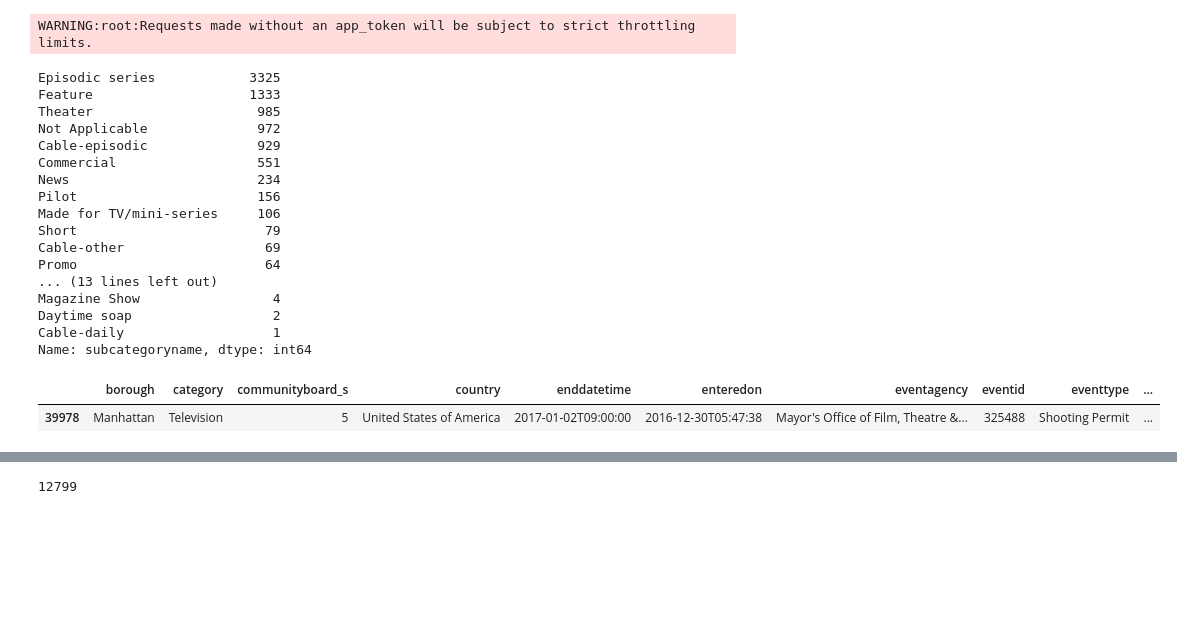
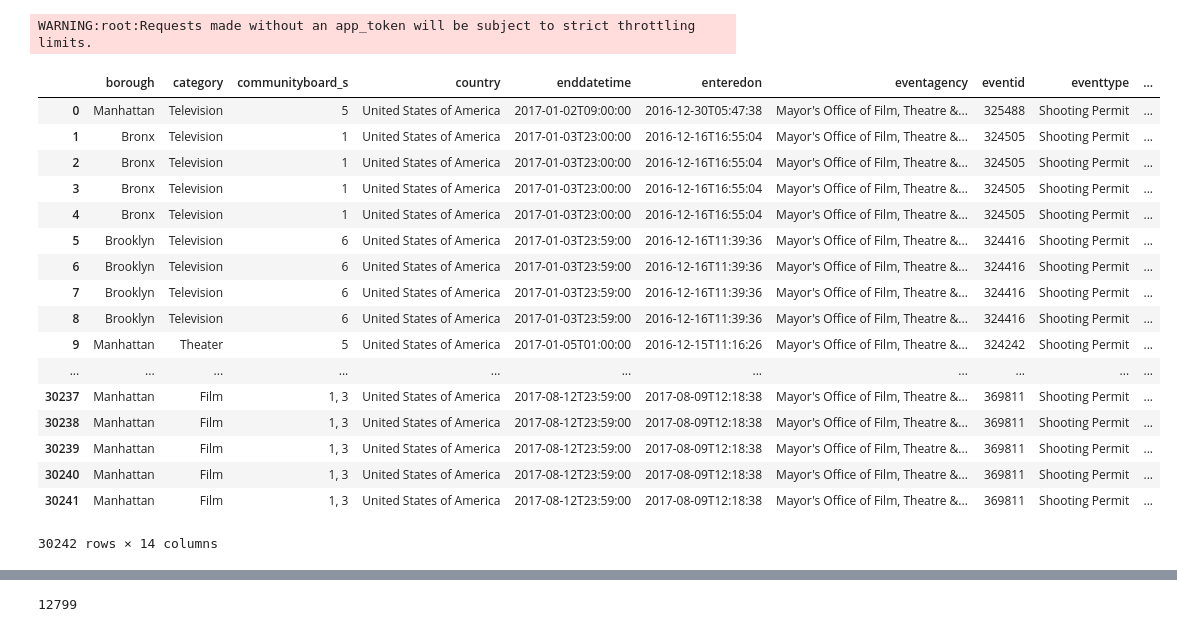
Before and after one commit to tjfarringer/nyc_open_data, a Jupyter notebook: NYC Filming Locations.ipynb, the cells around one changed output, grey strips where cells are left out. Cells and saved outputs as stored; diff of their text form; code cells hidden in the pictures; blank space fills up the shorter version.

```diff
--- a/NYC Filming Locations.ipynb
+++ b/NYC Filming Locations.ipynb
@@ -51,31 +45,48 @@ gmaps = googlemaps.Client(key = API_KEY)
+# %%
+###https://gist.github.com/jlln/338b4b0b55bd6984f883
+def splitDataFrameList(df,target_column,separator):
+    ''' df = dataframe to split,
+    target_column = the column containing the values to split
+    separator = the symbol used to perform the split
+    returns: a dataframe with each entry for the target column separated, with each element moved into a new row.
+    The values in the other columns are duplicated across the newly divided rows.
+    '''
+    def splitListToRows(row,row_accumulator,target_column,separator):
+        split_row = row[target_column].split(separator)
+        for s in split_row:
+            new_row = row.to_dict()
+            new_row[target_column] = s
+            row_accumulator.append(new_row)
+    new_rows = []
+    df.apply(splitListToRows,axis=1,args = (new_rows,target_column,separator))
+    new_df = pd.DataFrame(new_rows)
+    return new_df
 # %%
 ###############################
 ### Data exploration
 ###############################
-film_permits_since_2017['subcategoryname'].value_counts()
+##film_permits_since_2017['subcategoryname'].value_counts()
-# %% [output]
-Episodic series            3325
-Feature                    1333
-Theater                     985
-Not Applicable              972
-Cable-episodic              929
-Commercial                  551
-News                        234
-Pilot                       156
-Made for TV/mini-series     106
-Short                        79
-Cable-other                  69
-Promo                        64
-... (13 lines left out)
-Magazine Show                 4
-Daytime soap                  2
-Cable-daily                   1
-Name: subcategoryname, dtype: int64
-# %%
-film_permits_since_2017.head(1)
-# %% [output]
-|  | borough | category | communityboard_s | country | enddatetime | enteredon | eventagency | eventid | eventtype | ... |
-| 39978 | Manhattan | Television | 5 | United States of America | 2017-01-02T09:00:00 | 2016-12-30T05:47:38 | Mayor's Office of Film, Theatre &... | 325488 | Shooting Permit | ... |
+# %%
+splitDataFrameList(film_permits_since_2017, 'parkingheld', ',')
+# %% [output]
+|  | borough | category | communityboard_s | country | enddatetime | enteredon | eventagency | eventid | eventtype | ... |
+| 0 | Manhattan | Television | 5 | United States of America | 2017-01-02T09:00:00 | 2016-12-30T05:47:38 | Mayor's Office of Film, Theatre &... | 325488 | Shooting Permit | ... |
+| 1 | Bronx | Television | 1 | United States of America | 2017-01-03T23:00:00 | 2016-12-16T16:55:04 | Mayor's Office of Film, Theatre &... | 324505 | Shooting Permit | ... |
+| 2 | Bronx | Television | 1 | United States of America | 2017-01-03T23:00:00 | 2016-12-16T16:55:04 | Mayor's Office of Film, Theatre &... | 324505 | Shooting Permit | ... |
+| 3 | Bronx | Television | 1 | United States of America | 2017-01-03T23:00:00 | 2016-12-16T16:55:04 | Mayor's Office of Film, Theatre &... | 324505 | Shooting Permit | ... |
+| 4 | Bronx | Television | 1 | United States of America | 2017-01-03T23:00:00 | 2016-12-16T16:55:04 | Mayor's Office of Film, Theatre &... | 324505 | Shooting Permit | ... |
+| 5 | Brooklyn | Television | 6 | United States of America | 2017-01-03T23:59:00 | 2016-12-16T11:39:36 | Mayor's Office of Film, Theatre &... | 324416 | Shooting Permit | ... |
+| 6 | Brooklyn | Television | 6 | United States of America | 2017-01-03T23:59:00 | 2016-12-16T11:39:36 | Mayor's Office of Film, Theatre &... | 324416 | Shooting Permit | ... |
+| 7 | Brooklyn | Television | 6 | United States of America | 2017-01-03T23:59:00 | 2016-12-16T11:39:36 | Mayor's Office of Film, Theatre &... | 324416 | Shooting Permit | ... |
+| 8 | Brooklyn | Television | 6 | United States of America | 2017-01-03T23:59:00 | 2016-12-16T11:39:36 | Mayor's Office of Film, Theatre &... | 324416 | Shooting Permit | ... |
+| 9 | Manhattan | Theater | 5 | United States of America | 2017-01-05T01:00:00 | 2016-12-15T11:16:26 | Mayor's Office of Film, Theatre &... | 324242 | Shooting Permit | ... |
+| ... | ... | ... | ... | ... | ... | ... | ... | ... | ... | ... |
+| 30237 | Manhattan | Film | 1, 3 | United States of America | 2017-08-12T23:59:00 | 2017-08-09T12:18:38 | Mayor's Office of Film, Theatre &... | 369811 | Shooting Permit | ... |
+| 30238 | Manhattan | Film | 1, 3 | United States of America | 2017-08-12T23:59:00 | 2017-08-09T12:18:38 | Mayor's Office of Film, Theatre &... | 369811 | Shooting Permit | ... |
+| 30239 | Manhattan | Film | 1, 3 | United States of America | 2017-08-12T23:59:00 | 2017-08-09T12:18:38 | Mayor's Office of Film, Theatre &... | 369811 | Shooting Permit | ... |
+| 30240 | Manhattan | Film | 1, 3 | United States of America | 2017-08-12T23:59:00 | 2017-08-09T12:18:38 | Mayor's Office of Film, Theatre &... | 369811 | Shooting Permit | ... |
+| 30241 | Manhattan | Film | 1, 3 | United States of America | 2017-08-12T23:59:00 | 2017-08-09T12:18:38 | Mayor's Office of Film, Theatre &... | 369811 | Shooting Permit | ... |
+30242 rows × 14 columns
 # %%
 #####################################################
 ########## Turn the parkingheld variable into a list
```
Also changed, not shown: parts of 4 cells of this notebook.
